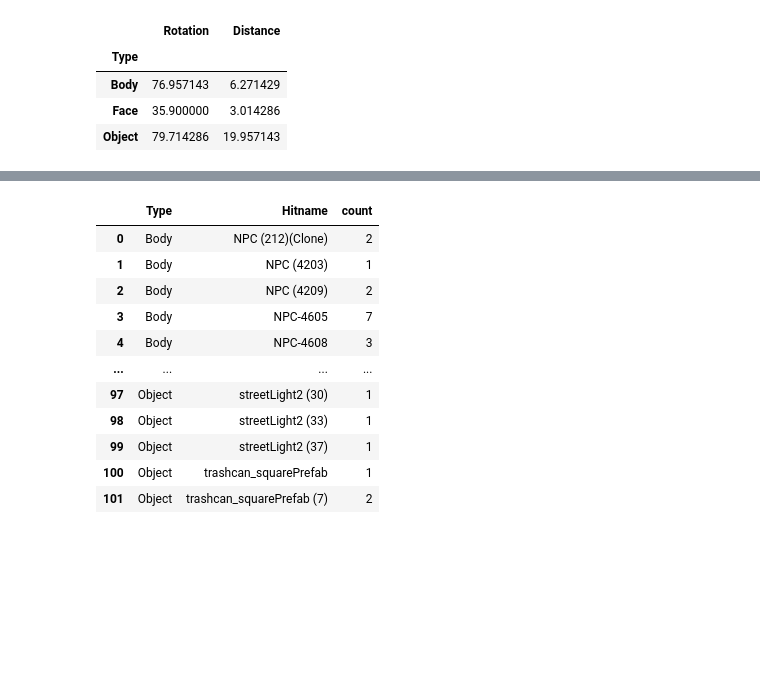
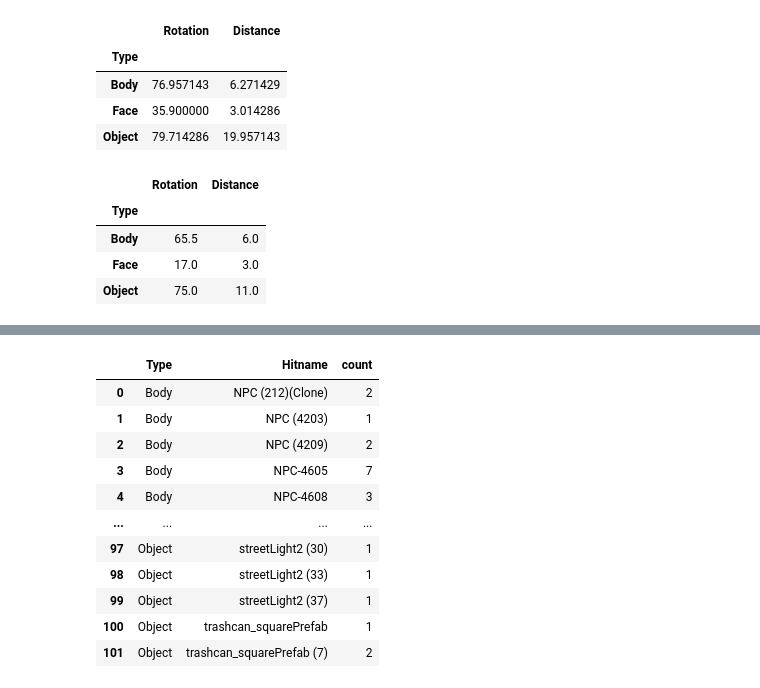
Before and after one commit to JohnMadrid/screenshots_processing, a Jupyter notebook: images_processing.ipynb, the cells around one changed output, grey strips where cells are left out. Cells and saved outputs as stored; diff of their text form; code cells hidden in the pictures; blank space fills up the shorter version.

```diff
--- a/images_processing.ipynb
+++ b/images_processing.ipynb
@@ -229,6 +230,15 @@ means
 | Body | 76.957143 | 6.271429 |
 | Face | 35.900000 | 3.014286 |
 | Object | 79.714286 | 19.957143 |
+# %%
+means = df.groupby('Type').median()
+means
+# %% [output]
+|  | Rotation | Distance |
+| Type |  |  |
+| Body | 65.5 | 6.0 |
+| Face | 17.0 | 3.0 |
+| Object | 75.0 | 11.0 |
 # %%
 # mean distance and rotation per game object type
 fig, ax = plt.subplots(nrows=2, figsize=(12,22), sharex=True)
```
Also changed, not shown: parts of 7 cells of this notebook, 5 other files.
